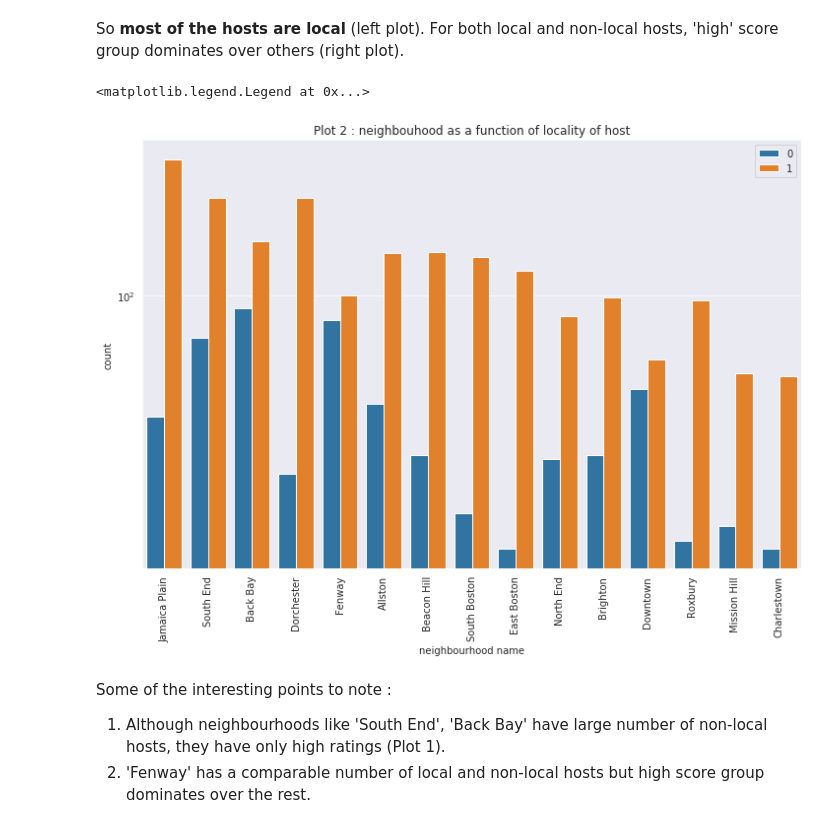
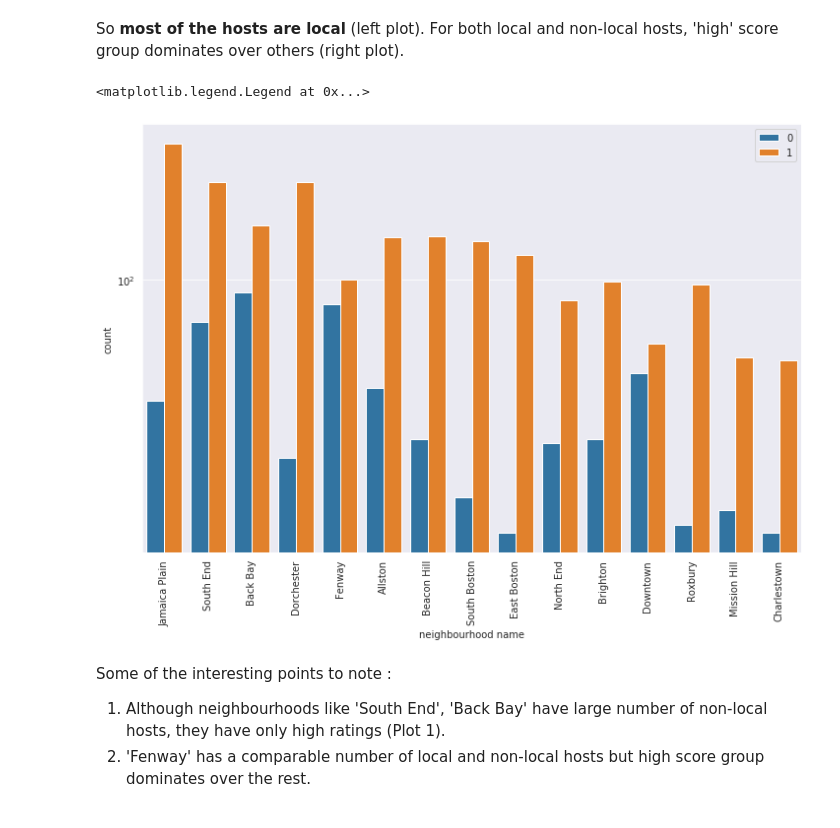
Before and after one commit to nabanitarimpi/airbnb-data-analysis, a Jupyter notebook: airbnb_data_analysis.ipynb, the cells around one changed output. Drawn from its saved outputs; the diff is of its cells as text; code cells hidden in the pictures.

```diff
--- a/airbnb_data_analysis.ipynb
+++ b/airbnb_data_analysis.ipynb
@@ -474,16 +481,15 @@ So **most of the hosts are local** (left plot). For both local and non-local hos
 # %%
 plt.figure(figsize=(12,8))
 
 sns.countplot(boston_location_df[boston_location_df['neighbourhood_cleansed'].isin(neighbourhood_list)]['neighbourhood_cleansed'],
               hue=boston_location_df['host_local'],order = neighbourhood_list)
 plt.xlabel('neighbourhood name')
 plt.xticks(rotation=90)
-plt.title('Plot 2 : neighbouhood as a function of locality of host')
 plt.yscale('log')
 plt.legend(loc='best')
 # %% [output]
 <matplotlib.legend.Legend at 0x...>
-[figure, old version]
+[figure, new version]
 # %% [markdown]
 Some of the interesting points to note :
 
```
Also changed, not shown: parts of 9 cells of this notebook, 2 other files.
